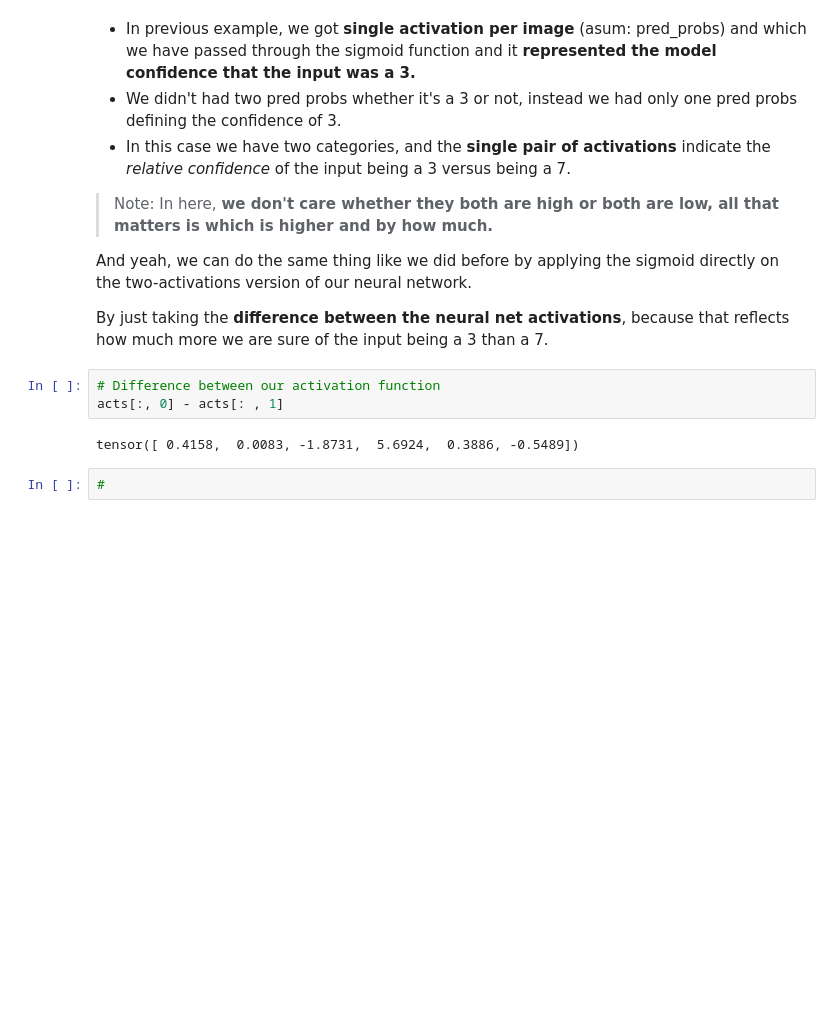
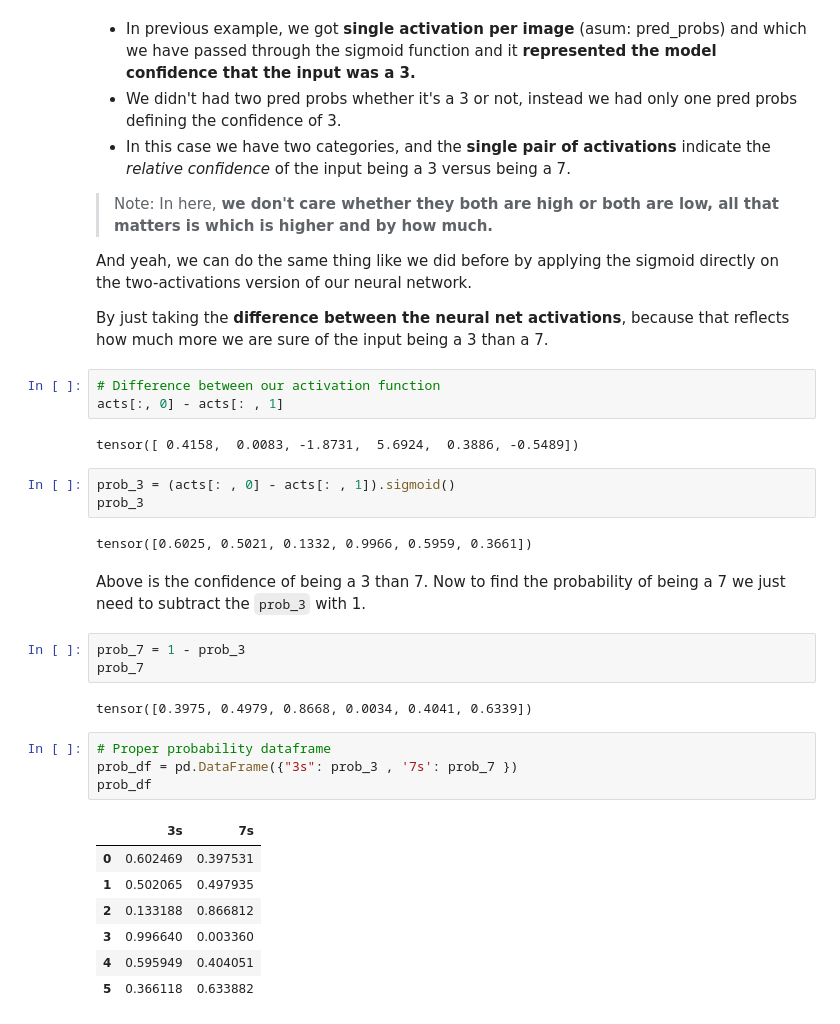
Before and after one commit to ashikshafi08/Learning-Fastai, a Jupyter notebook: Chapters Notebooks/Fastai_Refresher.ipynb, the cells around one changed output. Cells and saved outputs as stored; diff of their text form; blank space fills up the shorter version.

```diff
--- a/Chapters Notebooks/Fastai_Refresher.ipynb
+++ b/Chapters Notebooks/Fastai_Refresher.ipynb
@@ -1444,5 +1444,27 @@ By just taking the **difference between the neural net activations**, because th
 acts[:, 0] - acts[: , 1]
 # %% [output]
 tensor([ 0.4158,  0.0083, -1.8731,  5.6924,  0.3886, -0.5489])
-# %%
-#
+# %%
+prob_3 = (acts[: , 0] - acts[: , 1]).sigmoid()
+prob_3
+# %% [output]
+tensor([0.6025, 0.5021, 0.1332, 0.9966, 0.5959, 0.3661])
+# %% [markdown]
+Above is the confidence of being a 3 than 7. Now to find the probability of being a 7 we just need to subtract the `prob_3` with 1.
+# %%
+prob_7 = 1 - prob_3
+prob_7
+# %% [output]
+tensor([0.3975, 0.4979, 0.8668, 0.0034, 0.4041, 0.6339])
+# %%
+# Proper probability dataframe
+prob_df = pd.DataFrame({"3s": prob_3 , '7s': prob_7 })
+prob_df
+# %% [output]
+|  | 3s | 7s |
+| 0 | 0.602469 | 0.397531 |
+| 1 | 0.502065 | 0.497935 |
+| 2 | 0.133188 | 0.866812 |
+| 3 | 0.996640 | 0.003360 |
+| 4 | 0.595949 | 0.404051 |
+| 5 | 0.366118 | 0.633882 |
```
Also changed, not shown: parts of 13 cells of this notebook.
